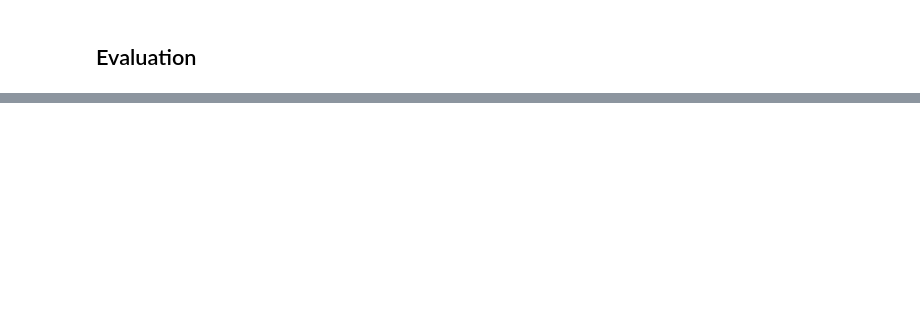
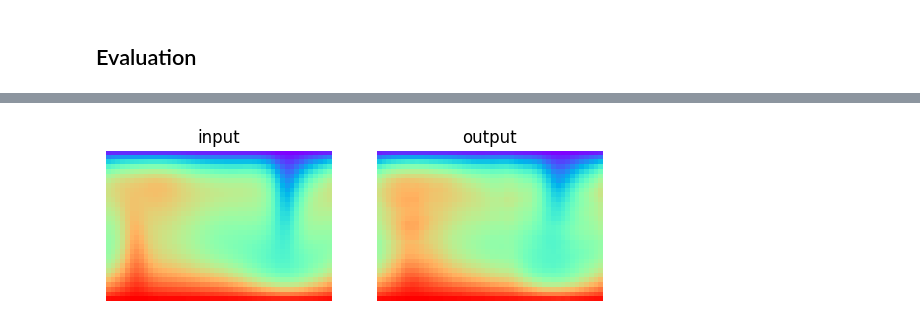
Before and after one commit to FynnFromme/rb-equivariant-cnns, a Jupyter notebook: experiments/experiments.ipynb, the cells around one changed output, grey strips where cells are left out. Cells and saved outputs as stored; diff of their text form; code cells hidden in the pictures; blank space fills up the shorter version.

```diff
--- a/experiments/experiments.ipynb
+++ b/experiments/experiments.ipynb
@@ -131,3 +187,25 @@ plt.show()
+# %%
+# use raw simulation data for animation since train/valid/test datasets are shuffled
+def get_sim_data():
+    sim_file = h5py.File(
+    os.path.join('..', 'simulation', '3d', 'data', SIMULATION_NAME, 'sim1.h5'),
+    'r')
+    return sim_file, sim_file['data']
+
+PRED_BATCH_SIZE = 1024
+def predict_batch(sim_data, i, size=PRED_BATCH_SIZE):
+    """Calculates the models output of a batch of raw simulation data."""
+    # prepare input
+    orig = np.transpose(sim_data[:, :, :, :, i*size:(i+1)*size], [4,2,1,0,3])
+    orig_standardized = np.divide((orig - standardization_mean), standardization_std,
+                                out=np.zeros_like(orig), where=standardization_std!=0)
+
+    # predict
+    pred_standardized = model.predict(orig_standardized)
+
+    # retransform output
+    pred_unstandardized = pred_standardized*standardization_std + standardization_mean
+    return orig, pred_unstandardized
 # %%
 import matplotlib.pyplot as plt
 import matplotlib.animation as animation
@@ -195,0 +266,6 @@ sim_file.close()
+# %%
+auto_encoder_animation(axis=0, animation_name='animations/width', slice=24, fps=30)
+
+from IPython.display import Video
+Video("animations/width.mp4")
+# %% [output]
@@ -195,0 +274 @@ sim_file.close()
+[figure, added]
```
Also changed, not shown: parts of 15 cells of this notebook, 10 other files.
